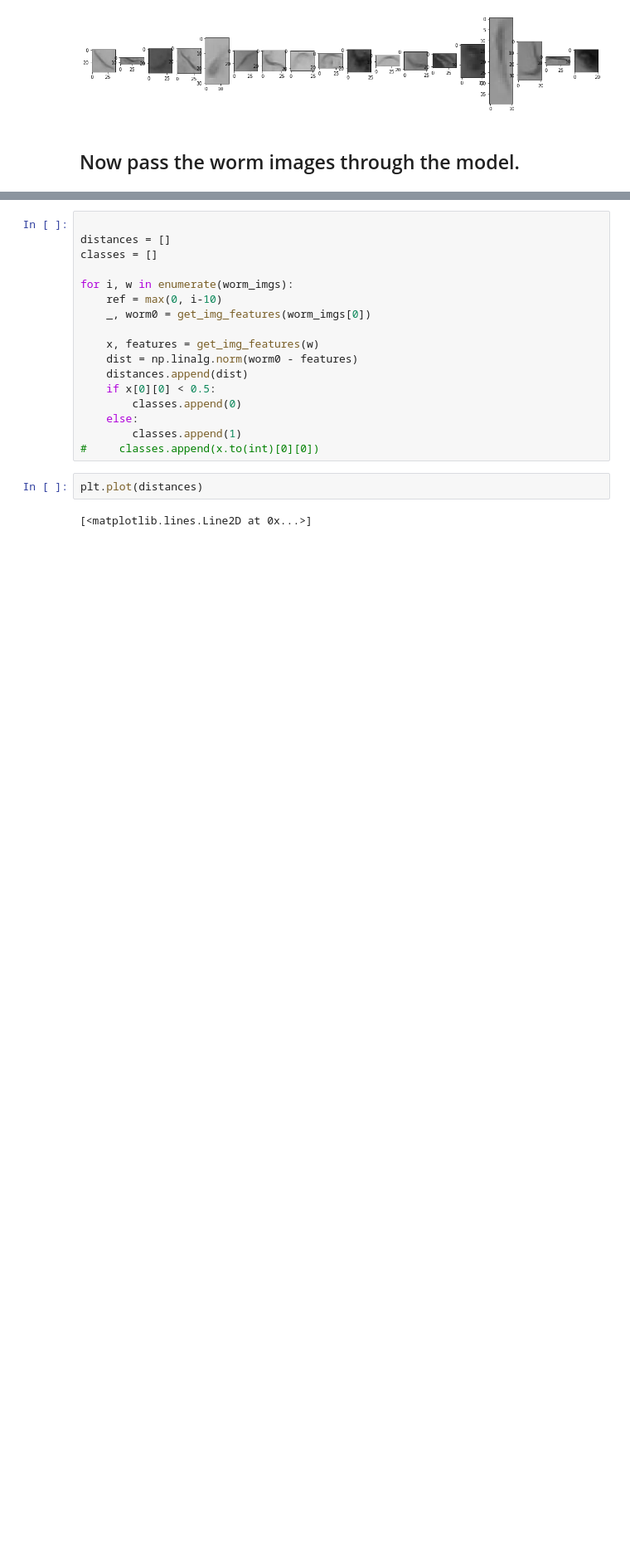
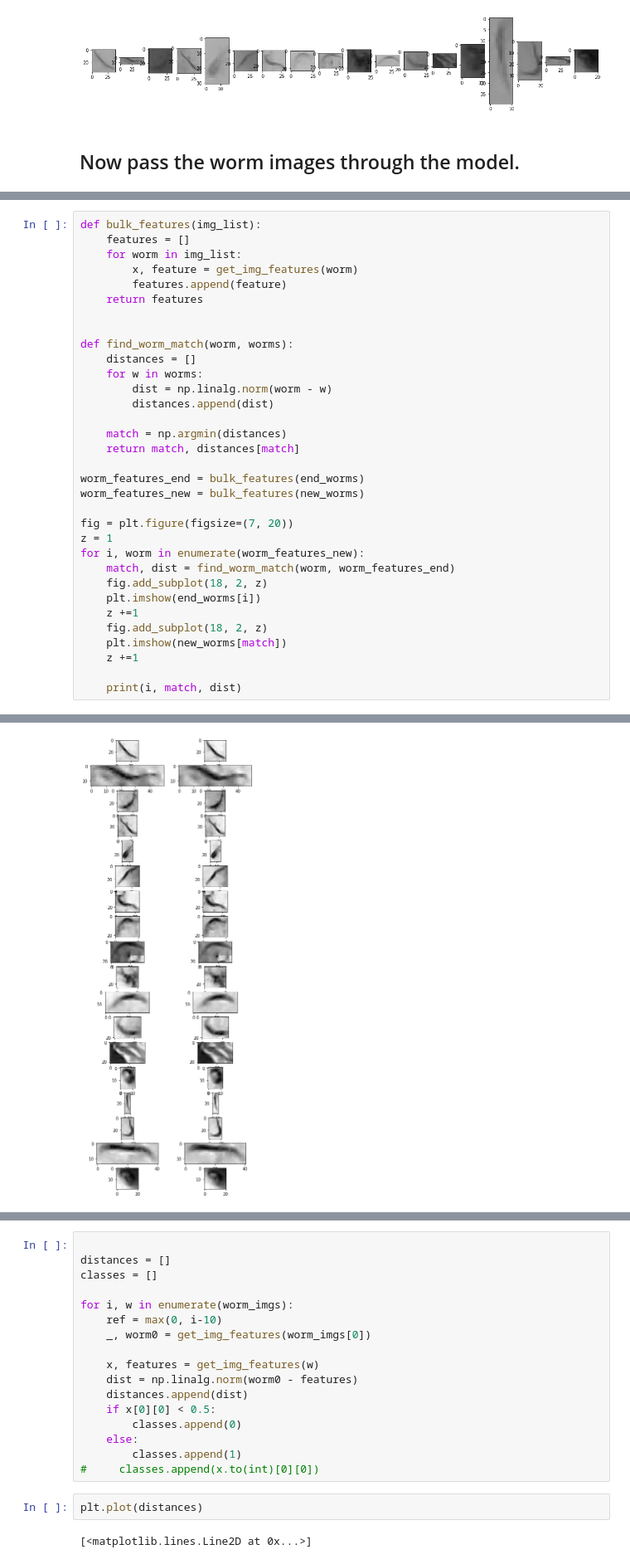
Before and after one commit to paolobif/TOD, a Jupyter notebook: dev_model.ipynb, the cells around one changed output, grey strips where cells are left out. Shown at 83% size. Saved outputs shown, nothing was run; the diff lists cells and outputs as text; blank space fills up the shorter version.

```diff
--- a/dev_model.ipynb
+++ b/dev_model.ipynb
@@ -148,0 +149,34 @@ display_worms(end_worms)
+# %%
+def bulk_features(img_list):
+    features = []
+    for worm in img_list:
+        x, feature = get_img_features(worm)
+        features.append(feature)
+    return features
+
+
+def find_worm_match(worm, worms):
+    distances = []
+    for w in worms:
+        dist = np.linalg.norm(worm - w)
+        distances.append(dist)
+
+    match = np.argmin(distances)
+    return match, distances[match]
+
+worm_features_end = bulk_features(end_worms)
+worm_features_new = bulk_features(new_worms)
+
+fig = plt.figure(figsize=(7, 20))
+z = 1
+for i, worm in enumerate(worm_features_new):
+    match, dist = find_worm_match(worm, worm_features_end)
+    fig.add_subplot(18, 2, z)
+    plt.imshow(end_worms[i])
+    z +=1
+    fig.add_subplot(18, 2, z)
+    plt.imshow(new_worms[match])
+    z +=1
+
+    print(i, match, dist)
+# %% [output]
@@ -149,3 +201,4 @@ display_worms(end_worms)
+[figure, added]
 # %%
 viewer = WormViewer(csv_path, vid_path)
 
```
Also changed, not shown: parts of 11 cells of this notebook, 1 other file.
